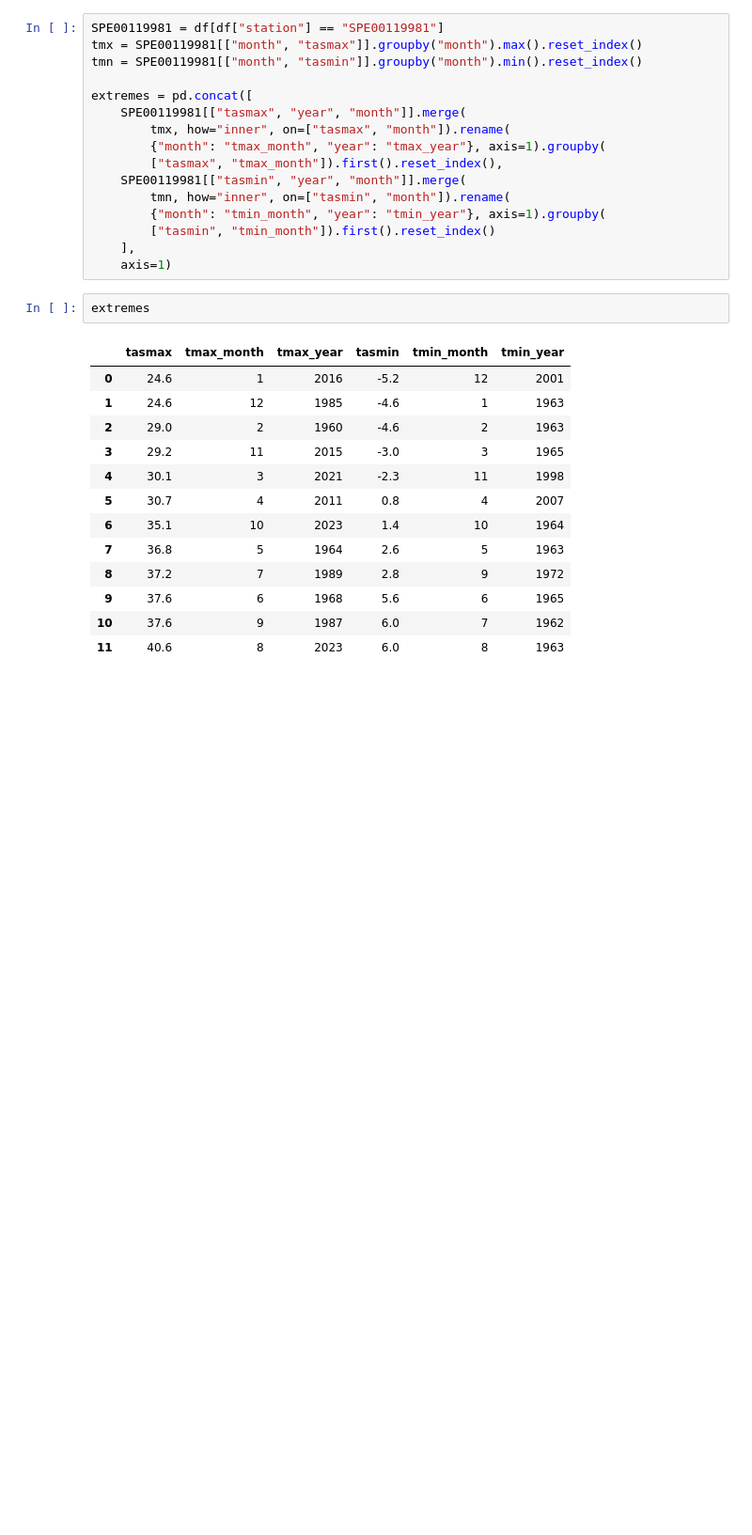
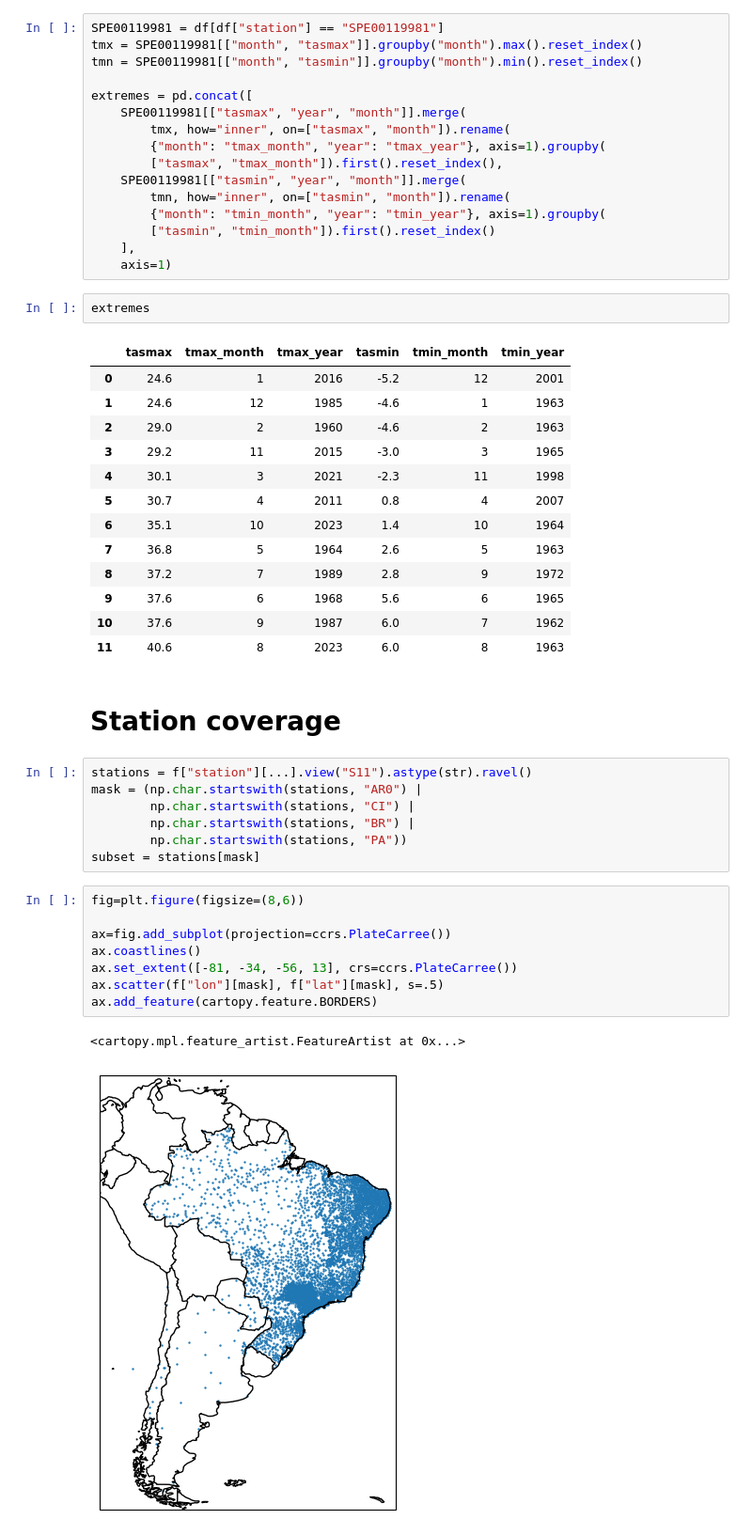
Before and after one commit to zequihg50/ghcnd-dsg, a Jupyter notebook: remote.ipynb, the cells around one changed output. Shown: that part at 94% size. Drawn from its saved outputs; the diff is of its cells as text; blank space fills up the shorter version.

Commit message:
added station coverage

```diff
--- a/remote.ipynb
+++ b/remote.ipynb
@@ -185,3 +185,23 @@ extremes
 | 9 | 37.6 | 6 | 1968 | 5.6 | 6 | 1965 |
 | 10 | 37.6 | 9 | 1987 | 6.0 | 7 | 1962 |
 | 11 | 40.6 | 8 | 2023 | 6.0 | 8 | 1963 |
+# %% [markdown]
+# Station coverage
+# %%
+stations = f["station"][...].view("S11").astype(str).ravel()
+mask = (np.char.startswith(stations, "AR0") |
+        np.char.startswith(stations, "CI") |
+        np.char.startswith(stations, "BR") |
+        np.char.startswith(stations, "PA"))
+subset = stations[mask]
+# %%
+fig=plt.figure(figsize=(8,6))
+
+ax=fig.add_subplot(projection=ccrs.PlateCarree())
+ax.coastlines()
+ax.set_extent([-81, -34, -56, 13], crs=ccrs.PlateCarree())
+ax.scatter(f["lon"][mask], f["lat"][mask], s=.5)
+ax.add_feature(cartopy.feature.BORDERS)
+# %% [output]
+<cartopy.mpl.feature_artist.FeatureArtist at 0x...>
+[figure, added]
```
Also changed, not shown: parts of 2 cells of this notebook.
